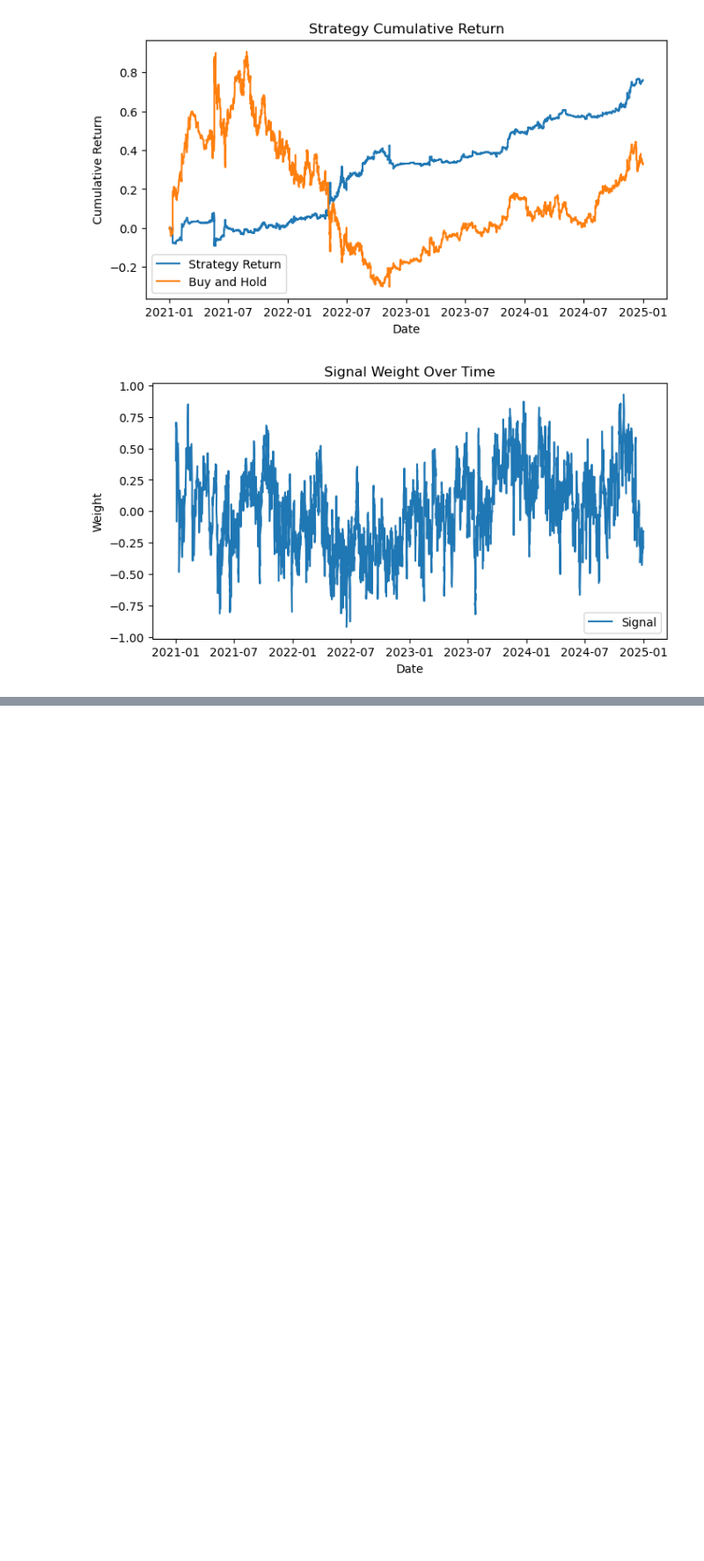
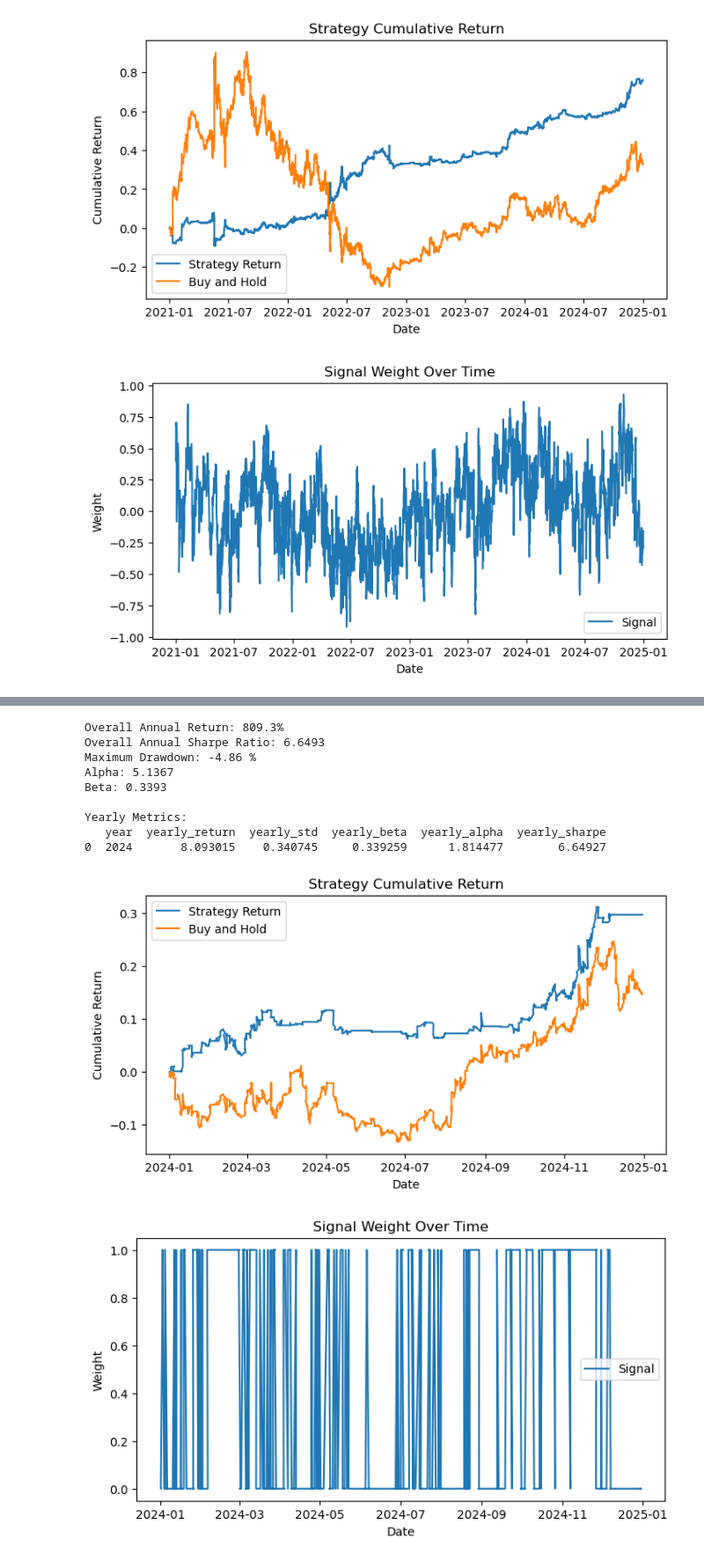
Before and after one commit to alvinku0/Bitcoin-Systematic-Strategies, a Jupyter notebook: crypto_news/strategies_backtesting/strategy_hourly_baseline.ipynb, the cells around one changed output, grey strips where cells are left out. Shown: that part at 88% size. Cells and saved outputs as stored; diff of their text form; code cells hidden in the pictures; blank space fills up the shorter version.

```diff
--- a/crypto_news/strategies_backtesting/strategy_hourly_baseline.ipynb
+++ b/crypto_news/strategies_backtesting/strategy_hourly_baseline.ipynb
@@ -145,0 +168,15 @@ Yearly Metrics:
+# %%
+df = df[df.index.year ==2024]
+run_backtest(df, freq='h')
+# %% [output]
+Overall Annual Return: 809.3%
+Overall Annual Sharpe Ratio: 6.6493
+Maximum Drawdown: -4.86 %
+Alpha: 5.1367
+Beta: 0.3393
+
+Yearly Metrics:
+   year  yearly_return  yearly_std  yearly_beta  yearly_alpha  yearly_sharpe
+0  2024       8.093015    0.340745     0.339259      1.814477        6.64927
+[figure, added]
+[figure, added]
```
Also changed, not shown: parts of 2 cells of this notebook.
